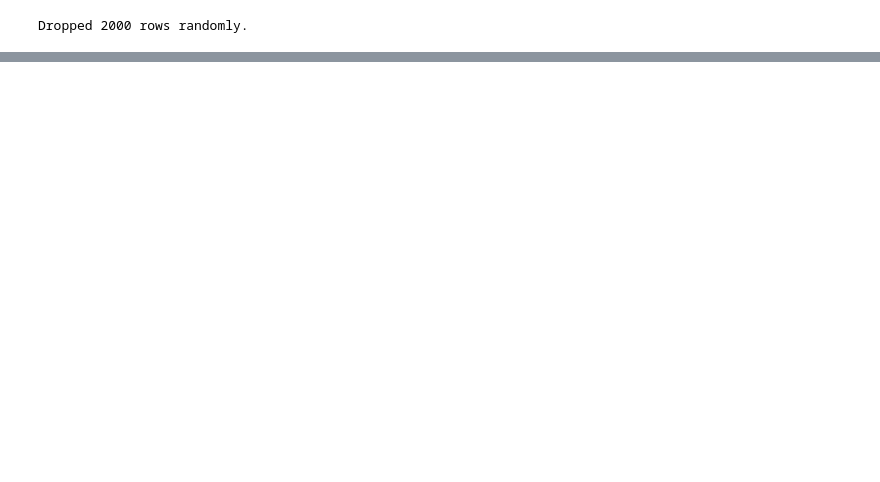
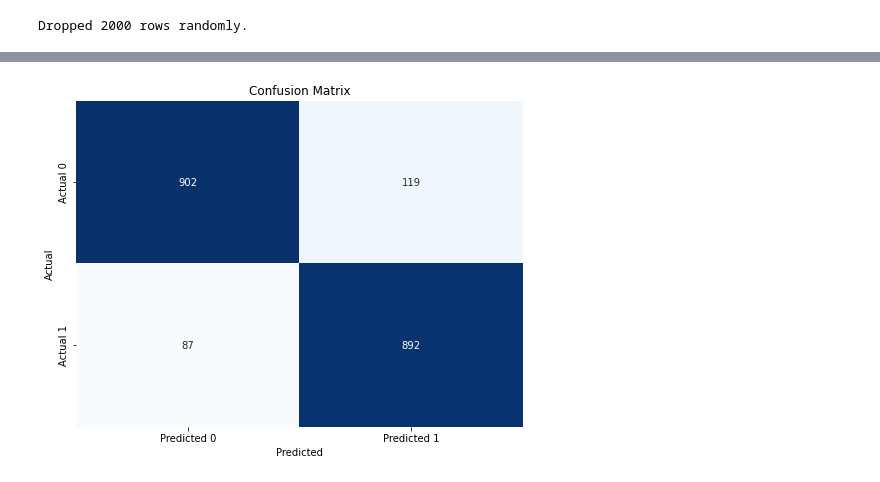
Before and after one commit to Ra-Fast/Gigatron, a Jupyter notebook: Base Training_class.ipynb, the cells around one changed output, grey strips where cells are left out. Drawn from its saved outputs; the diff is of its cells as text; code cells hidden in the pictures; blank space fills up the shorter version.

```diff
--- a/Base Training_class.ipynb
+++ b/Base Training_class.ipynb
@@ -125,0 +196,4 @@ Dropped 2000 rows randomly.
+# %%
+model_instance.plot_confusion_matrix()
+# %% [output]
+[figure, added]
```
Also changed, not shown: parts of 11 cells of this notebook, 1 other file.
